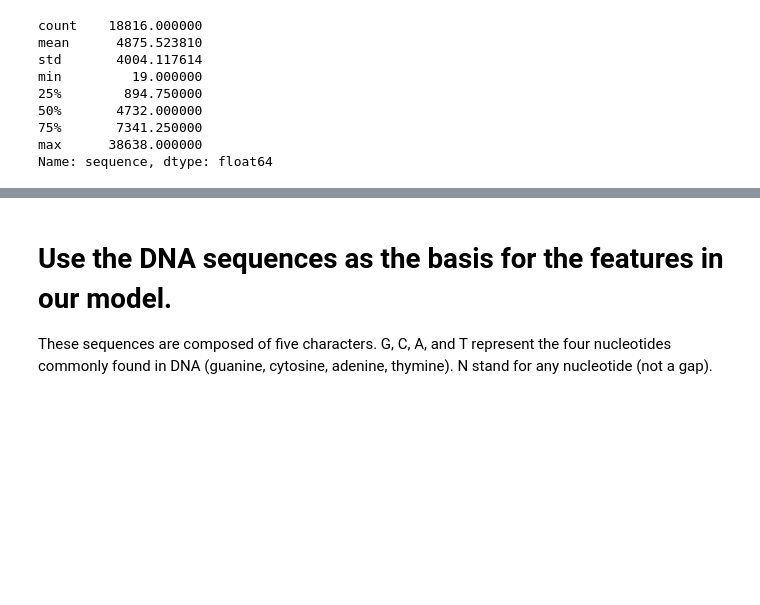
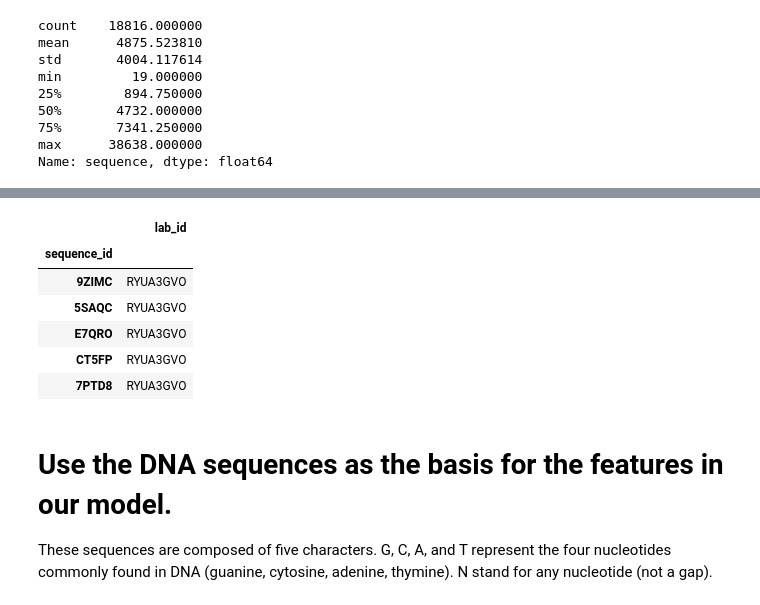
Before and after one commit to adxpillar/GEA-challenge, a Jupyter notebook: GEA.ipynb, the cells around one changed output, grey strips where cells are left out. Saved outputs shown, nothing was run; the diff lists cells and outputs as text; code cells hidden in the pictures; blank space fills up the shorter version.

```diff
--- a/GEA.ipynb
+++ b/GEA.ipynb
@@ -73,3 +76,15 @@ train_label.head()
+# %%
+# get the column with the max value in each row
+lab_ids = pd.DataFrame(train_label.idxmax(axis=1), columns=['lab_id'])
+lab_ids.head()
+# %% [output]
+|  | lab_id |
+| sequence_id |  |
+| 9ZIMC | RYUA3GVO |
+| 5SAQC | RYUA3GVO |
+| E7QRO | RYUA3GVO |
+| CT5FP | RYUA3GVO |
+| 7PTD8 | RYUA3GVO |
 # %% [markdown]
 # Use the DNA sequences as the basis for the features in our model.
 
```
Also changed, not shown: parts of 21 cells of this notebook.
